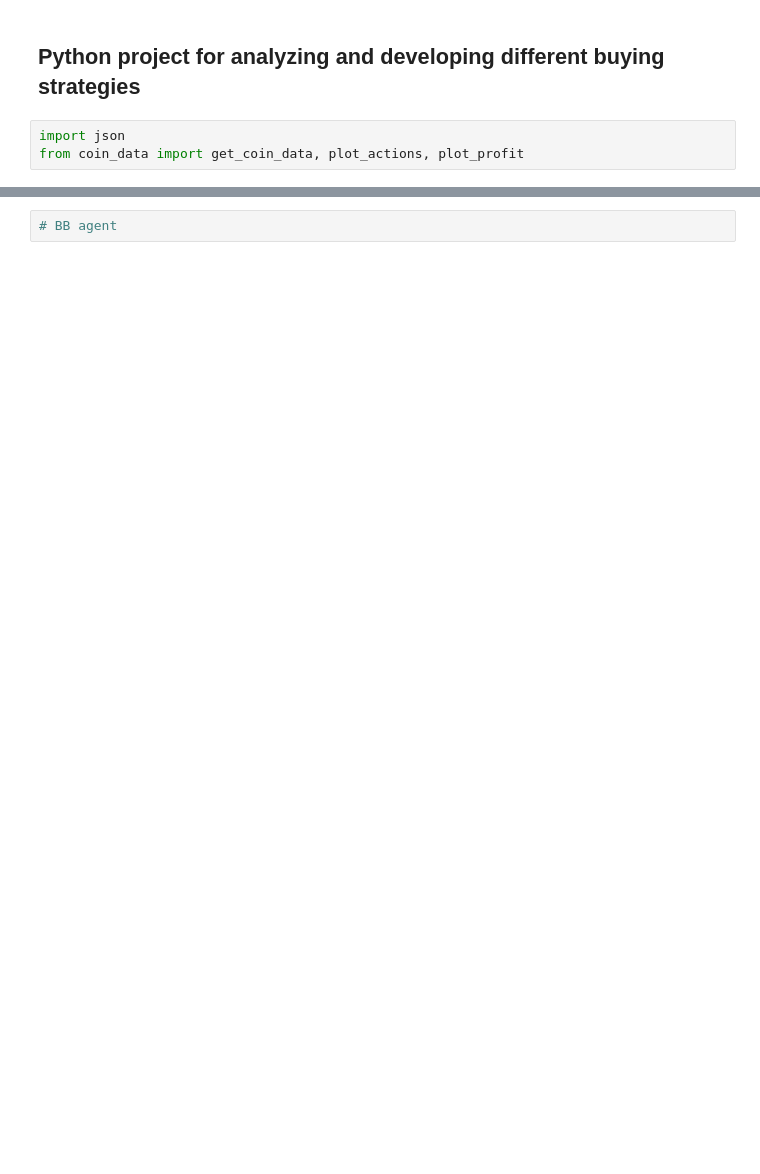
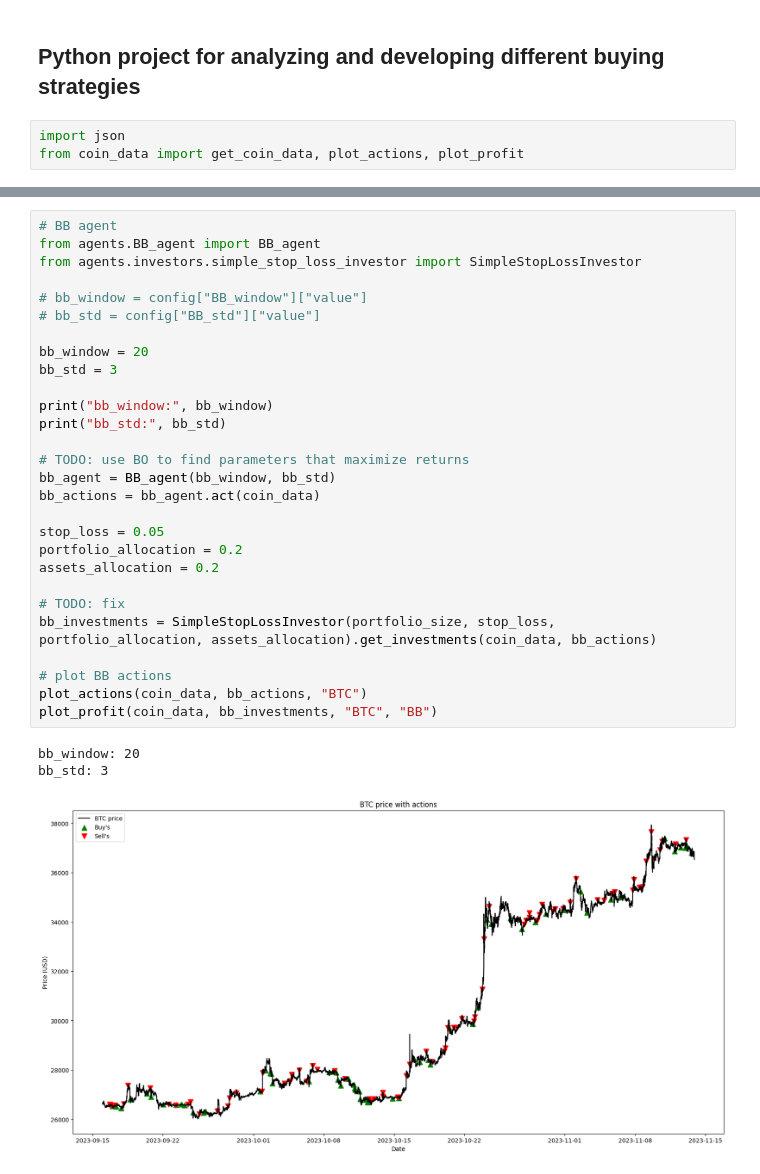
Before and after one commit to pahautelman/bitcoin-bot, a Jupyter notebook: main.ipynb, the cells around one changed output, grey strips where cells are left out. Cells and saved outputs as stored; diff of their text form; blank space fills up the shorter version.

Commit message:
implement bb agent, and other minor bug fixes

```diff
--- a/main.ipynb
+++ b/main.ipynb
@@ -78,2 +88,32 @@ dca_investment_amount: 19.151846785225718
-# %%
-# BB agent
+# %%
+# BB agent
+from agents.BB_agent import BB_agent
+from agents.investors.simple_stop_loss_investor import SimpleStopLossInvestor
+
+# bb_window = config["BB_window"]["value"]
+# bb_std = config["BB_std"]["value"]
+
+bb_window = 20
+bb_std = 3
+
+print("bb_window:", bb_window)
+print("bb_std:", bb_std)
+
+# TODO: use BO to find parameters that maximize returns
+bb_agent = BB_agent(bb_window, bb_std)
+bb_actions = bb_agent.act(coin_data)
+
+stop_loss = 0.05
+portfolio_allocation = 0.2
+assets_allocation = 0.2
+
+# TODO: fix
+bb_investments = SimpleStopLossInvestor(portfolio_size, stop_loss, portfolio_allocation, assets_allocation).get_investments(coin_data, bb_actions)
+
+# plot BB actions
+plot_actions(coin_data, bb_actions, "BTC")
+plot_profit(coin_data, bb_investments, "BTC", "BB")
+# %% [output]
+bb_window: 20
+bb_std: 3
+[figure, added]
```
Also changed, not shown: parts of 4 cells of this notebook, 8 other files.
